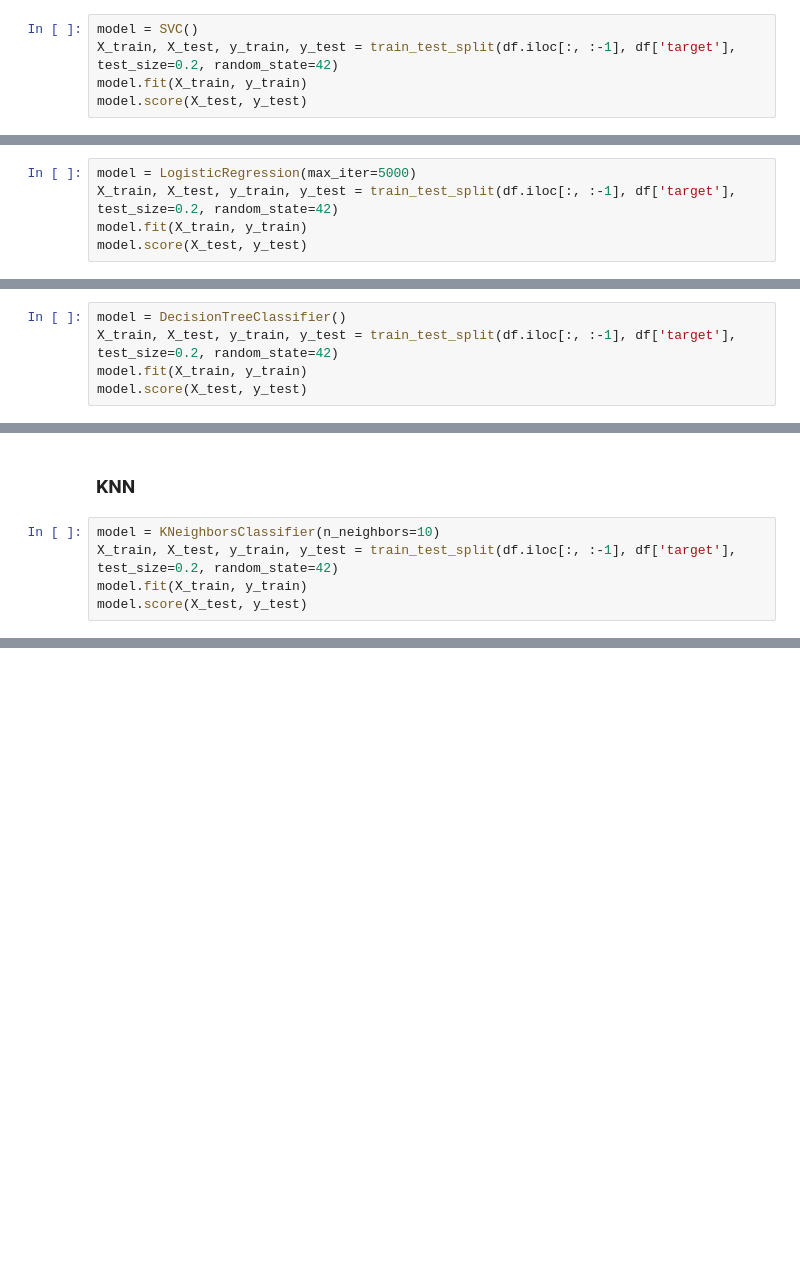
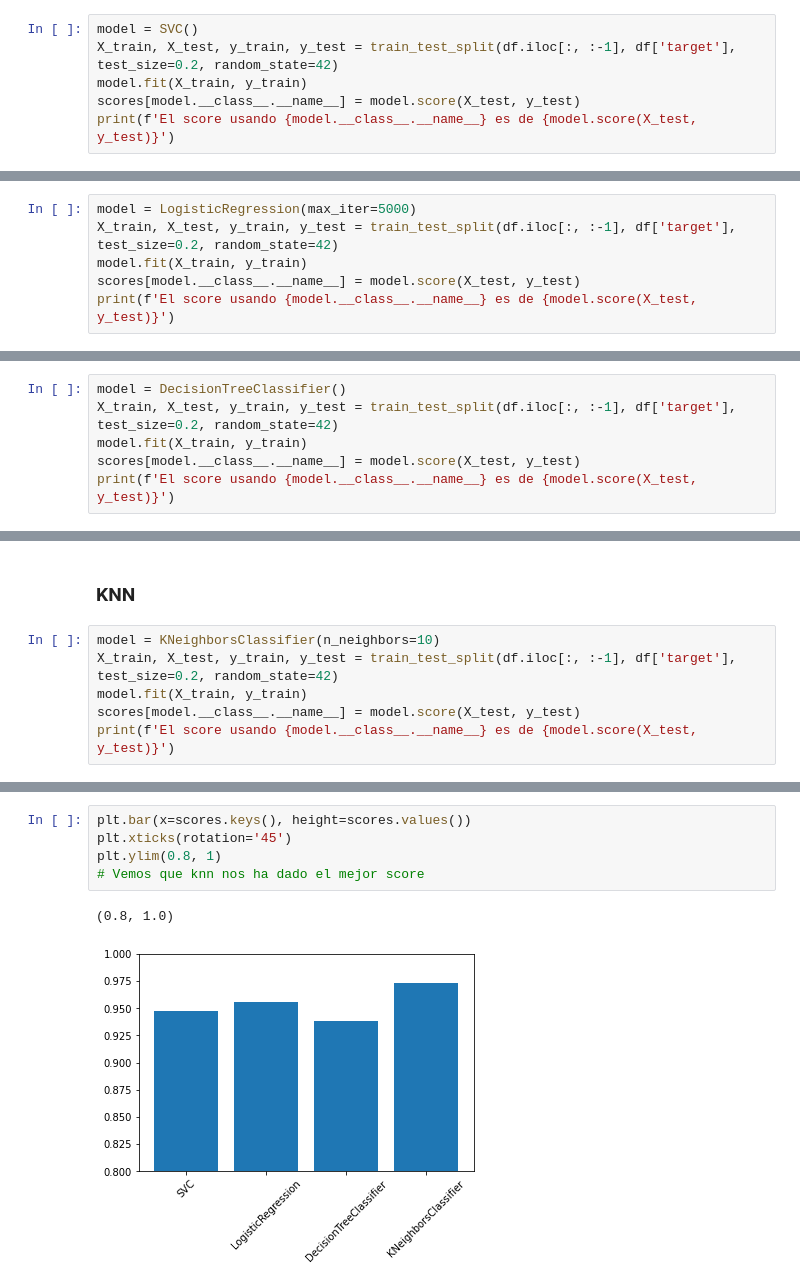
Before and after one commit to JoseKuru/bootcamp, a Jupyter notebook: week9_ML_svm_poly_norm/day3_cicd_encoding_metrics_knn_svm_nlr/svm/exercises/3.breast_cancer.ipynb, the cells around one changed output, grey strips where cells are left out. Drawn from its saved outputs; the diff is of its cells as text; blank space fills up the shorter version.

```diff
--- a/week9_ML_svm_poly_norm/day3_cicd_encoding_metrics_knn_svm_nlr/svm/exercises/3.breast_cancer.ipynb
+++ b/week9_ML_svm_poly_norm/day3_cicd_encoding_metrics_knn_svm_nlr/svm/exercises/3.breast_cancer.ipynb
@@ -104,5 +109,6 @@ seed = 42
 model = SVC()
 X_train, X_test, y_train, y_test = train_test_split(df.iloc[:, :-1], df['target'], test_size=0.2, random_state=42)
 model.fit(X_train, y_train)
-model.score(X_test, y_test)
+scores[model.__class__.__name__] = model.score(X_test, y_test)
+print(f'El score usando {model.__class__.__name__} es de {model.score(X_test, y_test)}')
 # %% [output]
@@ -113,5 +119,6 @@ model.score(X_test, y_test)
 model = LogisticRegression(max_iter=5000)
 X_train, X_test, y_train, y_test = train_test_split(df.iloc[:, :-1], df['target'], test_size=0.2, random_state=42)
 model.fit(X_train, y_train)
-model.score(X_test, y_test)
+scores[model.__class__.__name__] = model.score(X_test, y_test)
+print(f'El score usando {model.__class__.__name__} es de {model.score(X_test, y_test)}')
 # %% [output]
@@ -122,5 +129,6 @@ model.score(X_test, y_test)
 model = DecisionTreeClassifier()
 X_train, X_test, y_train, y_test = train_test_split(df.iloc[:, :-1], df['target'], test_size=0.2, random_state=42)
 model.fit(X_train, y_train)
-model.score(X_test, y_test)
+scores[model.__class__.__name__] = model.score(X_test, y_test)
+print(f'El score usando {model.__class__.__name__} es de {model.score(X_test, y_test)}')
 # %% [output]
@@ -131,5 +139,6 @@ model.score(X_test, y_test)
 model = KNeighborsClassifier(n_neighbors=10)
 X_train, X_test, y_train, y_test = train_test_split(df.iloc[:, :-1], df['target'], test_size=0.2, random_state=42)
 model.fit(X_train, y_train)
-model.score(X_test, y_test)
+scores[model.__class__.__name__] = model.score(X_test, y_test)
+print(f'El score usando {model.__class__.__name__} es de {model.score(X_test, y_test)}')
 # %% [output]
@@ -136,0 +154,8 @@ model.score(X_test, y_test)
+# %%
+plt.bar(x=scores.keys(), height=scores.values())
+plt.xticks(rotation='45')
+plt.ylim(0.8, 1)
+# Vemos que knn nos ha dado el mejor score
+# %% [output]
+(0.8, 1.0)
+[figure, added]
```
Also changed, not shown: parts of 17 cells of this notebook, 3 other files.
